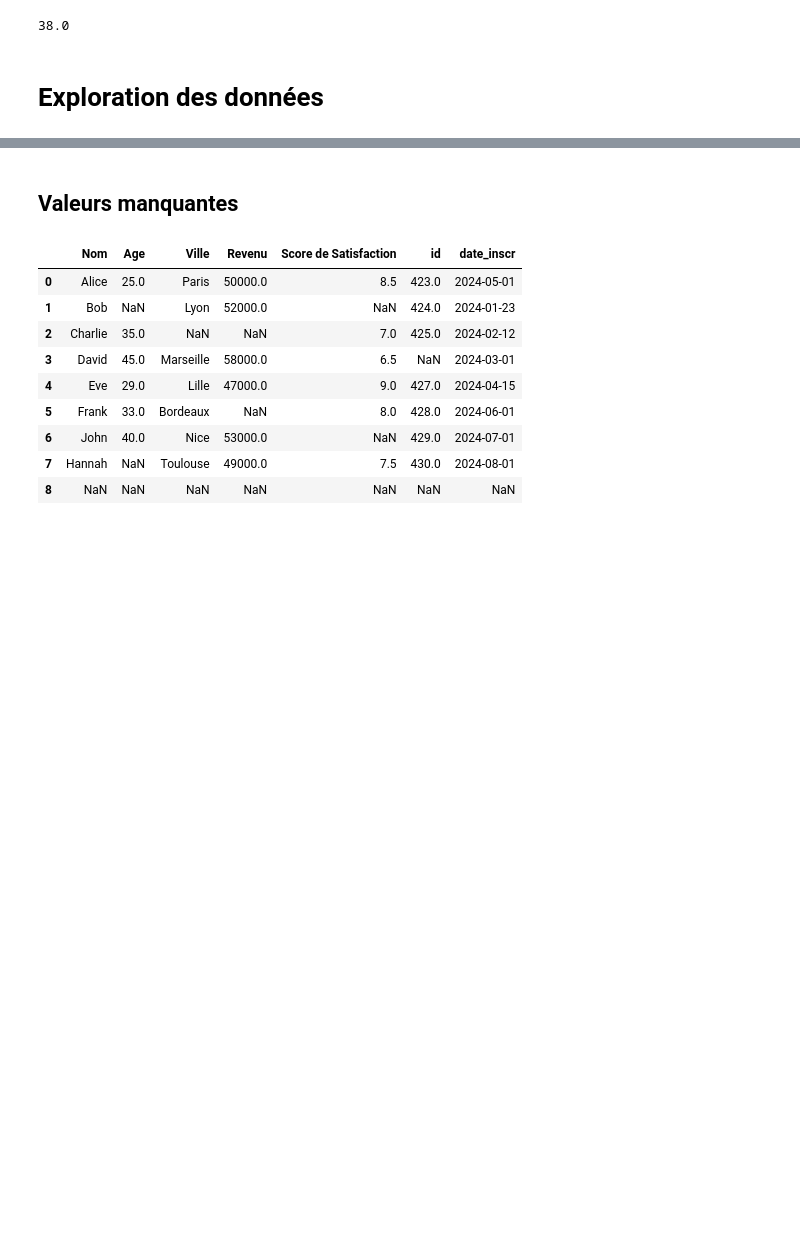
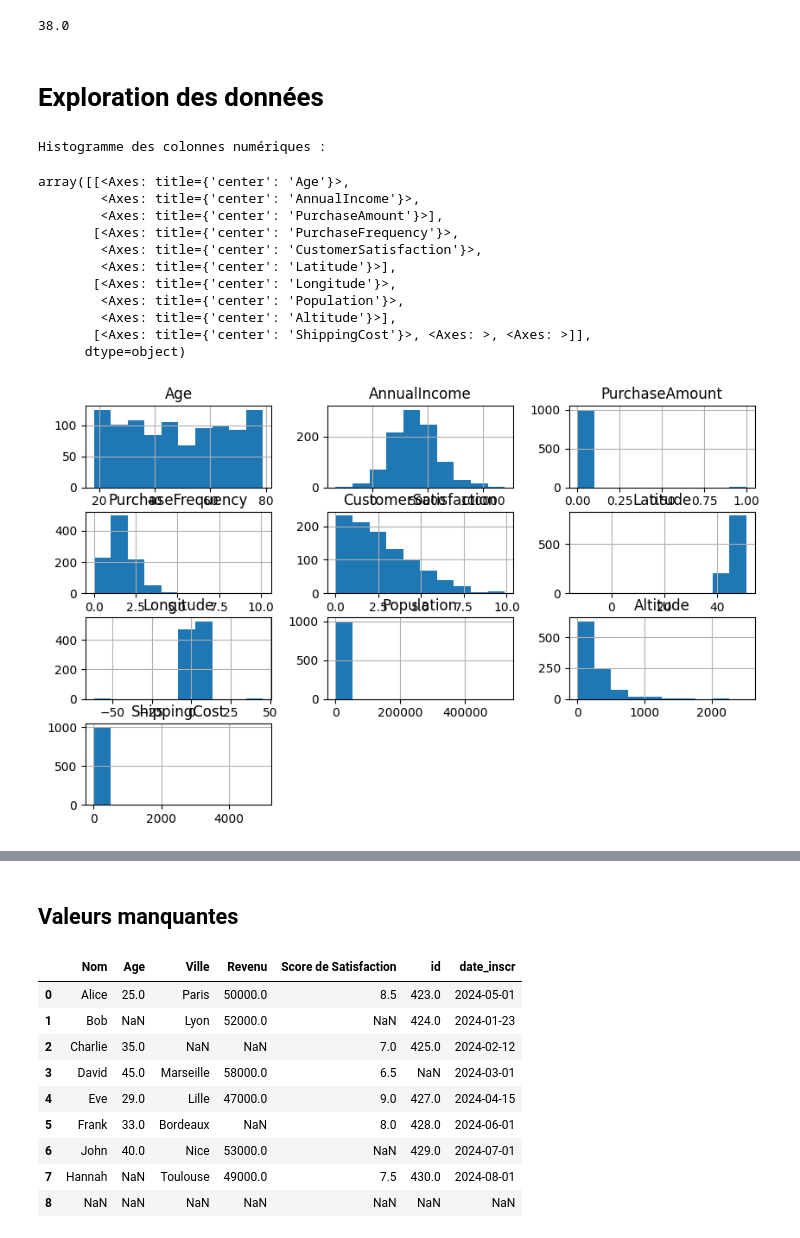
Before and after one commit to yzpt/module_pandas_B2, a Jupyter notebook: 7.0.mon_EDA.ipynb, the cells around one changed output, grey strips where cells are left out. Cells and saved outputs as stored; diff of their text form; code cells hidden in the pictures; blank space fills up the shorter version.

```diff
--- a/7.0.mon_EDA.ipynb
+++ b/7.0.mon_EDA.ipynb
@@ -374,4 +374,26 @@ print(df.columns)
 # Nombre de lignes et de colonnes
 print("Dimensions du dataset (lignes, colonnes) :")
 print(df.shape)
+# %%
+# ----------------------------------------
+# 2. EXPLORATION VISUELLE DES DONNÉES
+# ----------------------------------------
+
+# Affichage de l'histogramme des colonnes numériques
+print("Histogramme des colonnes numériques :")
+df_clients.hist(figsize=(10, 6))
+# %% [output]
+Histogramme des colonnes numériques :
+array([[<Axes: title={'center': 'Age'}>,
+        <Axes: title={'center': 'AnnualIncome'}>,
+        <Axes: title={'center': 'PurchaseAmount'}>],
+       [<Axes: title={'center': 'PurchaseFrequency'}>,
+        <Axes: title={'center': 'CustomerSatisfaction'}>,
+        <Axes: title={'center': 'Latitude'}>],
+       [<Axes: title={'center': 'Longitude'}>,
+        <Axes: title={'center': 'Population'}>,
+        <Axes: title={'center': 'Altitude'}>],
+       [<Axes: title={'center': 'ShippingCost'}>, <Axes: >, <Axes: >]],
+      dtype=object)
+[figure, added]
 # %%
```
Also changed, not shown: parts of 2 cells of this notebook.
